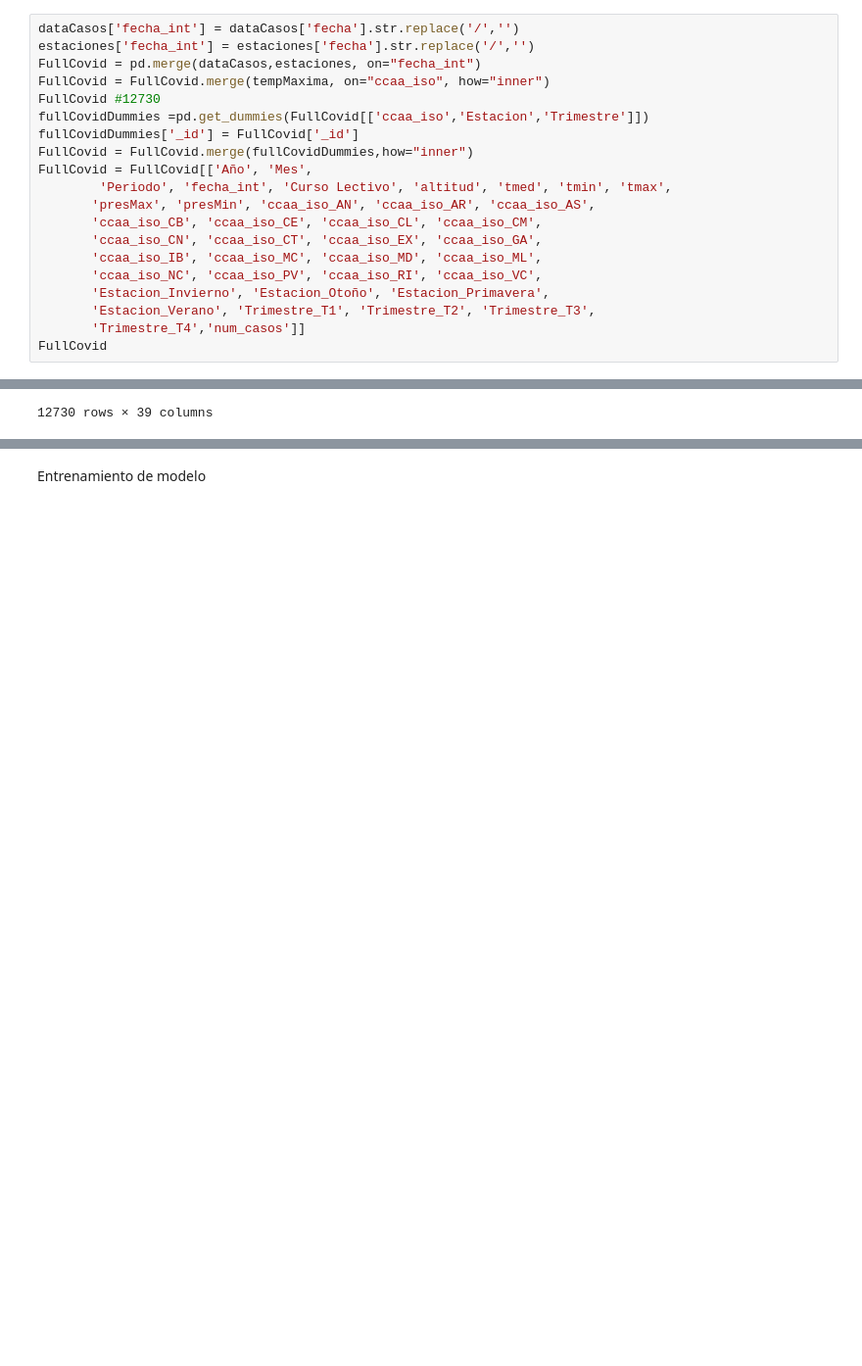
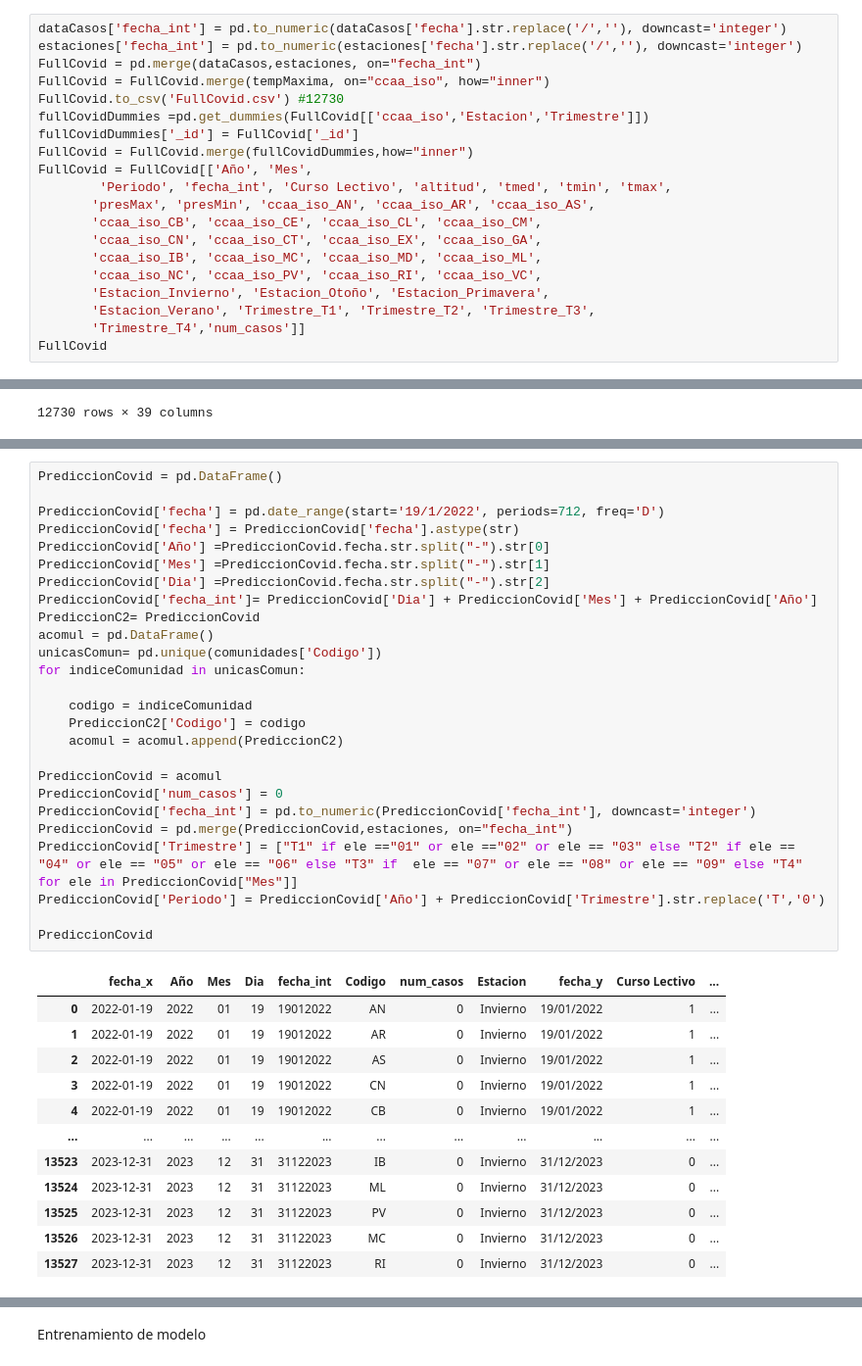
Before and after one commit to huezodaniel/TFM, a Jupyter notebook: ModeloCovid.ipynb, the cells around one changed output, grey strips where cells are left out. Shown at 98% size. Cells and saved outputs as stored; diff of their text form; blank space fills up the shorter version.

Commit message:
ModeloCovidFinish

```diff
--- a/ModeloCovid.ipynb
+++ b/ModeloCovid.ipynb
@@ -185,11 +193,11 @@ dataCasos
 # %% [markdown]
 Transformacion a dummies
 # %%
-dataCasos['fecha_int'] = dataCasos['fecha'].str.replace('/','')
-estaciones['fecha_int'] = estaciones['fecha'].str.replace('/','')
+dataCasos['fecha_int'] = pd.to_numeric(dataCasos['fecha'].str.replace('/',''), downcast='integer')
+estaciones['fecha_int'] = pd.to_numeric(estaciones['fecha'].str.replace('/',''), downcast='integer')
 FullCovid = pd.merge(dataCasos,estaciones, on="fecha_int")
 FullCovid = FullCovid.merge(tempMaxima, on="ccaa_iso", how="inner")
-FullCovid #12730
+FullCovid.to_csv('FullCovid.csv') #12730
 fullCovidDummies =pd.get_dummies(FullCovid[['ccaa_iso','Estacion','Trimestre']])
 fullCovidDummies['_id'] = FullCovid['_id']
 FullCovid = FullCovid.merge(fullCovidDummies,how="inner")
@@ -246,0 +231,39 @@ You should consider upgrading via the 'c:\users\danie\appdata\local\programs\pyt
+# %%
+PrediccionCovid = pd.DataFrame()
+
+PrediccionCovid['fecha'] = pd.date_range(start='19/1/2022', periods=712, freq='D')
+PrediccionCovid['fecha'] = PrediccionCovid['fecha'].astype(str)
+PrediccionCovid['Año'] =PrediccionCovid.fecha.str.split("-").str[0]
+PrediccionCovid['Mes'] =PrediccionCovid.fecha.str.split("-").str[1]
+PrediccionCovid['Dia'] =PrediccionCovid.fecha.str.split("-").str[2]
+PrediccionCovid['fecha_int']= PrediccionCovid['Dia'] + PrediccionCovid['Mes'] + PrediccionCovid['Año']
+PrediccionC2= PrediccionCovid
+acomul = pd.DataFrame()
+unicasComun= pd.unique(comunidades['Codigo'])
+for indiceComunidad in unicasComun:
+
+    codigo = indiceComunidad
+    PrediccionC2['Codigo'] = codigo
+    acomul = acomul.append(PrediccionC2)
+
+PrediccionCovid = acomul
+PrediccionCovid['num_casos'] = 0
+PrediccionCovid['fecha_int'] = pd.to_numeric(PrediccionCovid['fecha_int'], downcast='integer')
+PrediccionCovid = pd.merge(PrediccionCovid,estaciones, on="fecha_int")
+PrediccionCovid['Trimestre'] = ["T1" if ele =="01" or ele =="02" or ele == "03" else "T2" if ele == "04" or ele == "05" or ele == "06" else "T3" if  ele == "07" or ele == "08" or ele == "09" else "T4" for ele in PrediccionCovid["Mes"]]
+PrediccionCovid['Periodo'] = PrediccionCovid['Año'] + PrediccionCovid['Trimestre'].str.replace('T','0')
+
+PrediccionCovid
+# %% [output]
+|  | fecha_x | Año | Mes | Dia | fecha_int | Codigo | num_casos | Estacion | fecha_y | Curso Lectivo | ... |
+| 0 | 2022-01-19 | 2022 | 01 | 19 | 19012022 | AN | 0 | Invierno | 19/01/2022 | 1 | ... |
+| 1 | 2022-01-19 | 2022 | 01 | 19 | 19012022 | AR | 0 | Invierno | 19/01/2022 | 1 | ... |
+| 2 | 2022-01-19 | 2022 | 01 | 19 | 19012022 | AS | 0 | Invierno | 19/01/2022 | 1 | ... |
+| 3 | 2022-01-19 | 2022 | 01 | 19 | 19012022 | CN | 0 | Invierno | 19/01/2022 | 1 | ... |
+| 4 | 2022-01-19 | 2022 | 01 | 19 | 19012022 | CB | 0 | Invierno | 19/01/2022 | 1 | ... |
+| ... | ... | ... | ... | ... | ... | ... | ... | ... | ... | ... | ... |
+| 13523 | 2023-12-31 | 2023 | 12 | 31 | 31122023 | IB | 0 | Invierno | 31/12/2023 | 0 | ... |
+| 13524 | 2023-12-31 | 2023 | 12 | 31 | 31122023 | ML | 0 | Invierno | 31/12/2023 | 0 | ... |
+| 13525 | 2023-12-31 | 2023 | 12 | 31 | 31122023 | PV | 0 | Invierno | 31/12/2023 | 0 | ... |
+| 13526 | 2023-12-31 | 2023 | 12 | 31 | 31122023 | MC | 0 | Invierno | 31/12/2023 | 0 | ... |
+| 13527 | 2023-12-31 | 2023 | 12 | 31 | 31122023 | RI | 0 | Invierno | 31/12/2023 | 0 | ... |
```
Also changed, not shown: parts of 19 cells of this notebook, 2 other files.
